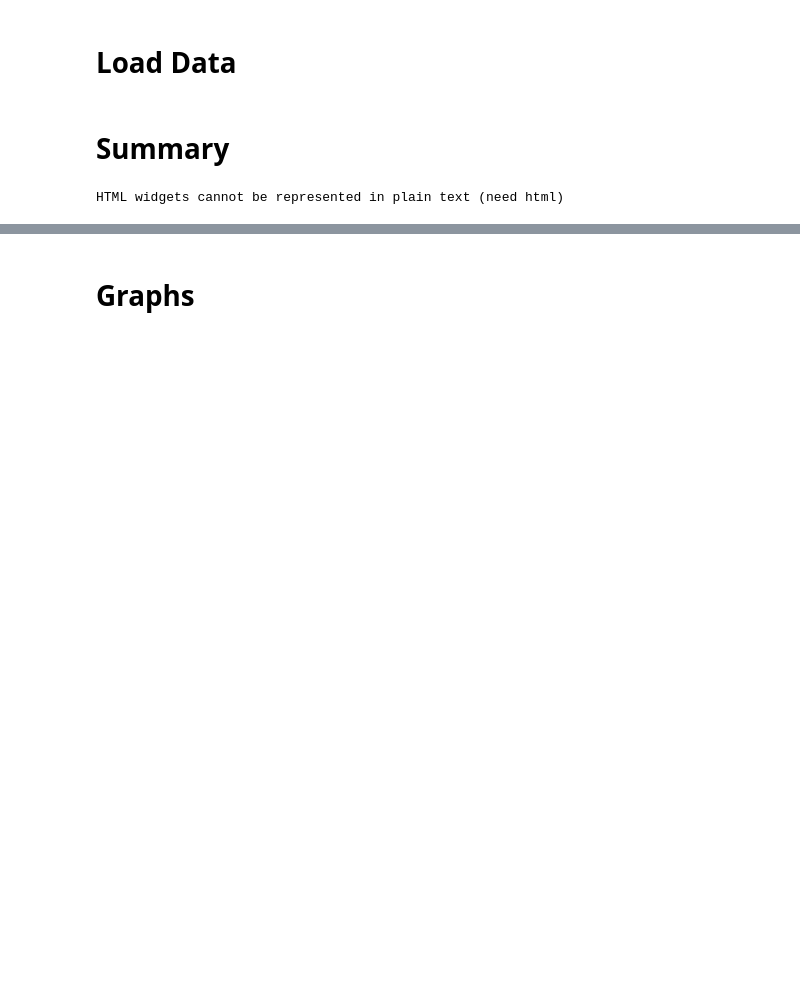
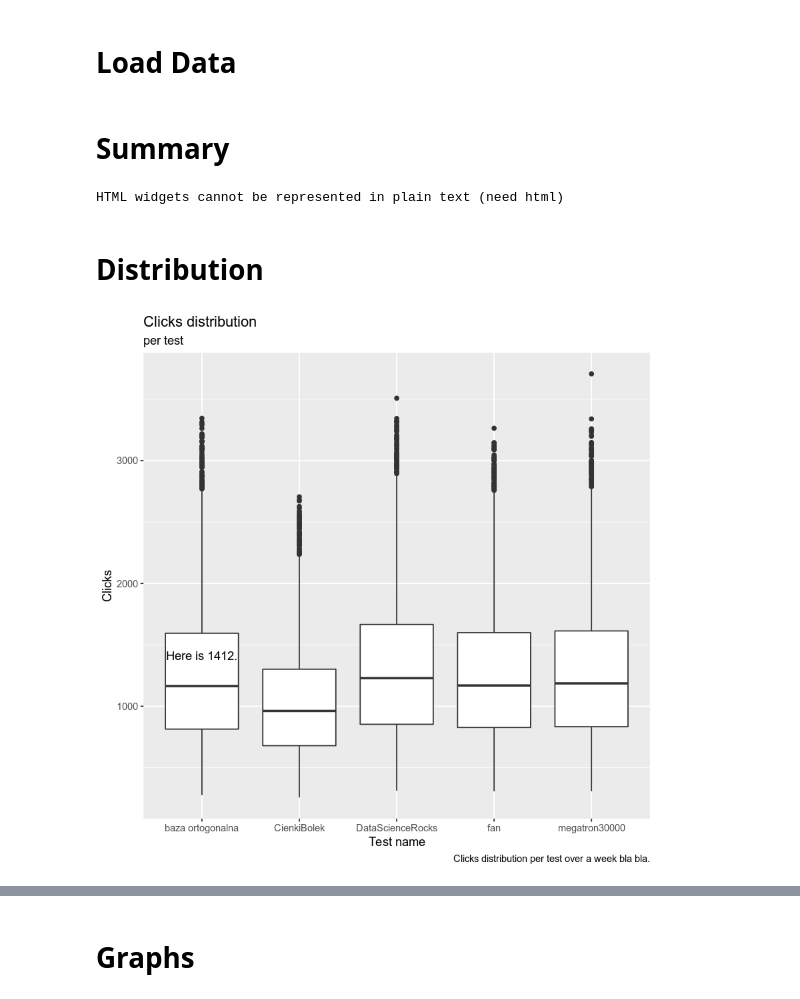
Before and after one commit to langusta/cheatsheets, a Jupyter notebook: data_wrangling/r-data-wrangling.ipynb, the cells around one changed output, grey strips where cells are left out. Drawn from its saved outputs; the diff is of its cells as text; code cells hidden in the pictures; blank space fills up the shorter version.

Commit message:
dodano boxploty do r

```diff
--- a/data_wrangling/r-data-wrangling.ipynb
+++ b/data_wrangling/r-data-wrangling.ipynb
@@ -32,3 +51,17 @@ summ %>%
   spread(test, value) %>% DT::datatable()
 # %% [output]
 HTML widgets cannot be represented in plain text (need html)
+# %% [markdown]
+# Distribution
+# %%
+# The distribution doesn't really make sense
+data %>% ggplot(aes(x=test, y=clicks, )) +
+    geom_boxplot() +
+    labs(x = "Test name"
+        , y = "Clicks"
+        , title = "Clicks distribution"
+        , subtitle = "per test"
+        , caption = "Clicks distribution per test over a week bla bla.") +
+    annotate(geom="text", x="baza ortogonalna", y=1412, label="Here is 1412.")
+# %% [output]
+[figure, added]
```
Also changed, not shown: parts of 4 cells of this notebook, 1 other file.
